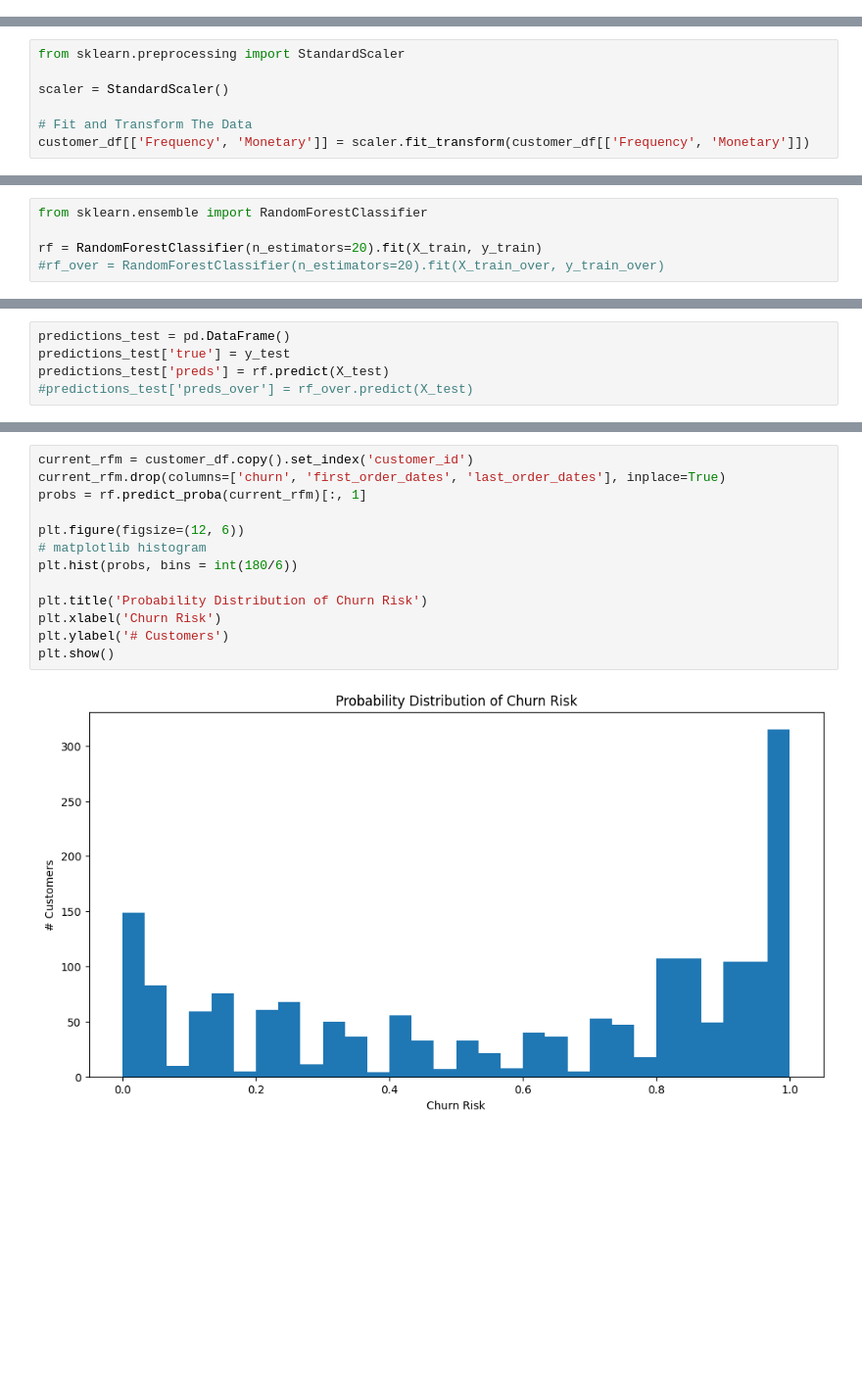
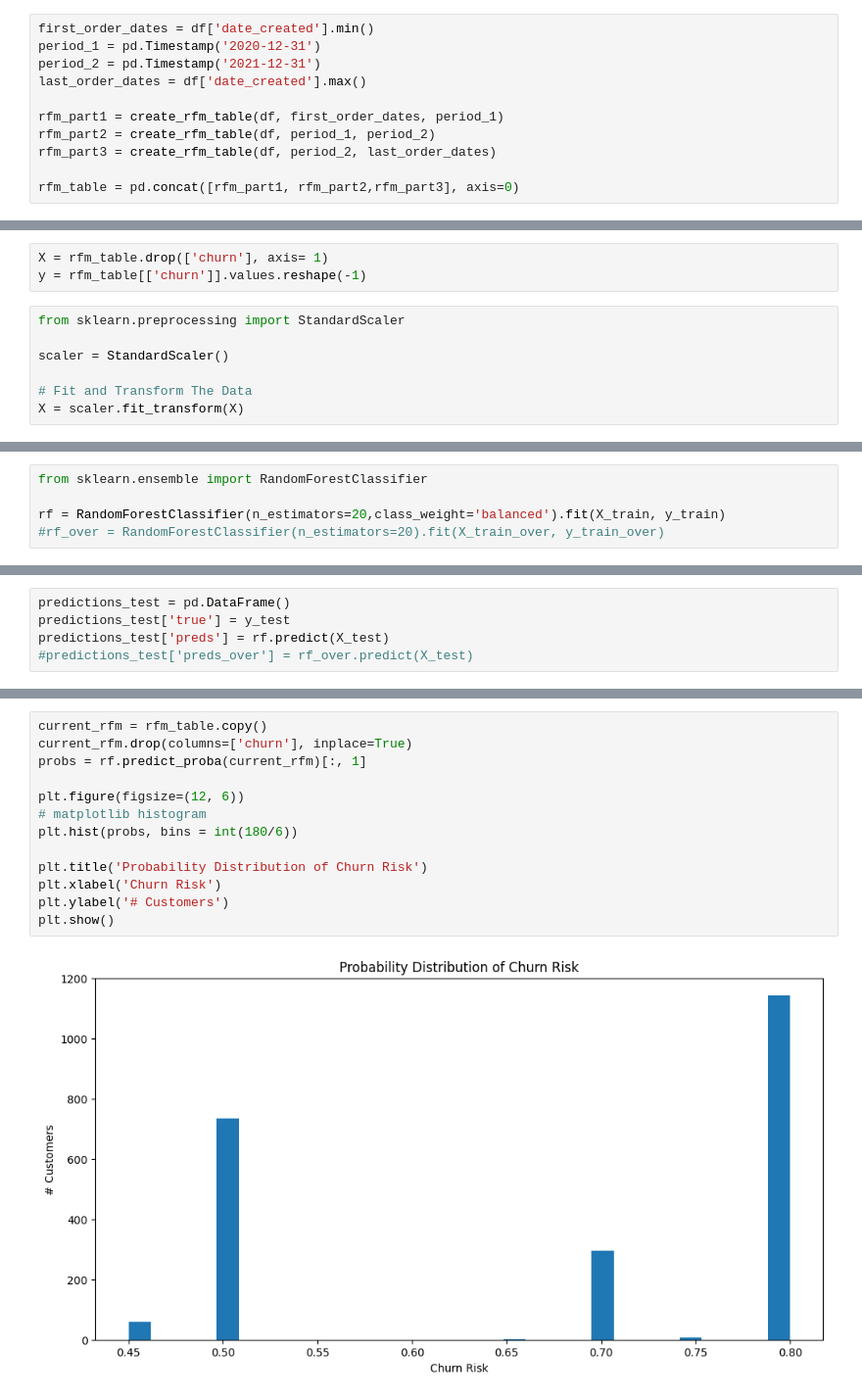
Before and after one commit to HanL1223/JR_Recommender, a Jupyter notebook: projects/cafe-analytics/Codes/CA-42.ipynb, the cells around one changed output, grey strips where cells are left out. Shown at 98% size. Drawn from its saved outputs; the diff is of its cells as text; blank space fills up the shorter version.

```diff
--- a/projects/cafe-analytics/Codes/CA-42.ipynb
+++ b/projects/cafe-analytics/Codes/CA-42.ipynb
@@ -107 +96,12 @@ customer_df['churn'] = (customer_df['last_order_dates'] < observation_period_sta
+# %%
+first_order_dates = df['date_created'].min()
+period_1 = pd.Timestamp('2020-12-31')
+period_2 = pd.Timestamp('2021-12-31')
+last_order_dates = df['date_created'].max()
+
+rfm_part1 = create_rfm_table(df, first_order_dates, period_1)
+rfm_part2 = create_rfm_table(df, period_1, period_2)
+rfm_part3 = create_rfm_table(df, period_2, last_order_dates)
+
+rfm_table = pd.concat([rfm_part1, rfm_part2,rfm_part3], axis=0)
 # %%
@@ -118,7 +118,10 @@ Name: count, dtype: int64
+# %%
+X = rfm_table.drop(['churn'], axis= 1)
+y = rfm_table[['churn']].values.reshape(-1)
 # %%
 from sklearn.preprocessing import StandardScaler
 
 scaler = StandardScaler()
 
 # Fit and Transform The Data
-customer_df[['Frequency', 'Monetary']] = scaler.fit_transform(customer_df[['Frequency', 'Monetary']])
+X = scaler.fit_transform(X)
@@ -158,7 +248,7 @@ X_train, X_test, y_train, y_test = train_test_split(X, y, test_size=test_size, r
 # %%
 from sklearn.ensemble import RandomForestClassifier
 
-rf = RandomForestClassifier(n_estimators=20).fit(X_train, y_train)
+rf = RandomForestClassifier(n_estimators=20,class_weight='balanced').fit(X_train, y_train)
 #rf_over = RandomForestClassifier(n_estimators=20).fit(X_train_over, y_train_over)
 # %%
 predictions = pd.DataFrame()
@@ -204,15 +283,15 @@ weighted avg       0.69      0.68      0.68       351
 # %%
-current_rfm = customer_df.copy().set_index('customer_id')
-current_rfm.drop(columns=['churn', 'first_order_dates', 'last_order_dates'], inplace=True)
+current_rfm = rfm_table.copy()
+current_rfm.drop(columns=['churn'], inplace=True)
 probs = rf.predict_proba(current_rfm)[:, 1]
 
 plt.figure(figsize=(12, 6))
 # matplotlib histogram
 plt.hist(probs, bins = int(180/6))
 
 plt.title('Probability Distribution of Churn Risk')
 plt.xlabel('Churn Risk')
 plt.ylabel('# Customers')
 plt.show()
 # %% [output]
-[figure, old version]
+[figure, new version]
```
Also changed, not shown: parts of 40 cells of this notebook.
